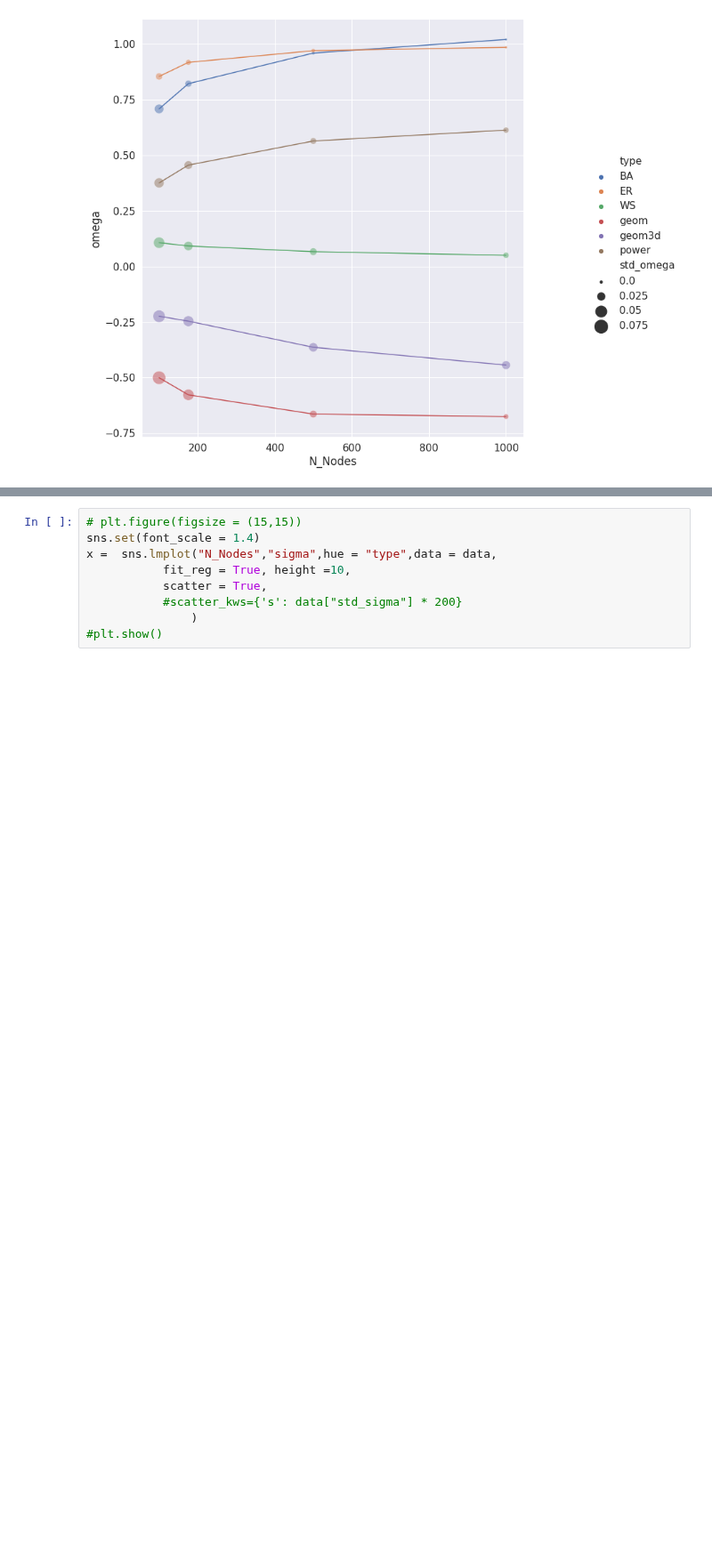
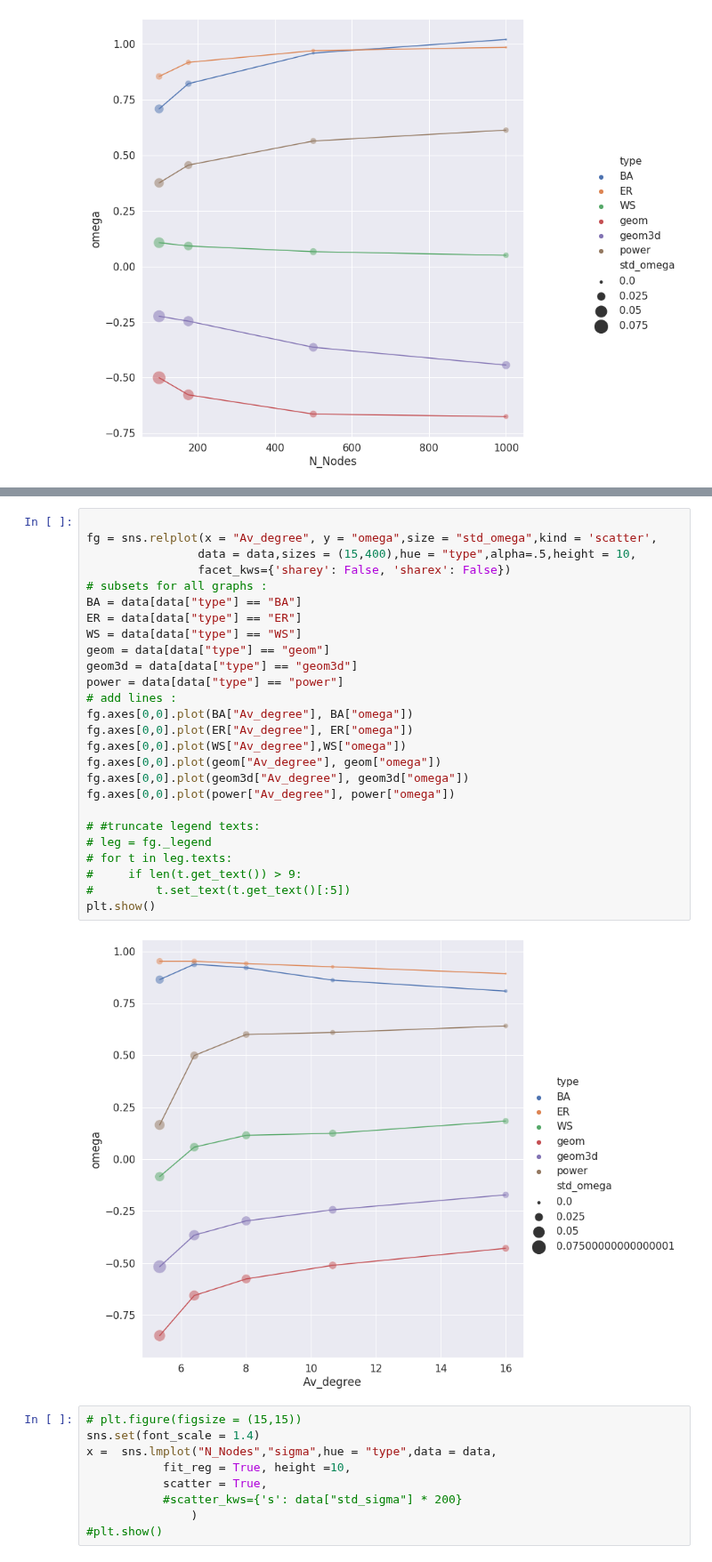
Before and after one commit to lstuurman/FRC_Thesis, a Jupyter notebook: Code/plot_sigma_netsize.ipynb, the cells around one changed output, grey strips where cells are left out. Shown at 89% size. Drawn from its saved outputs; the diff is of its cells as text; blank space fills up the shorter version.

```diff
--- a/Code/plot_sigma_netsize.ipynb
+++ b/Code/plot_sigma_netsize.ipynb
@@ -102,3 +131,31 @@ plt.show()
+# %%
+
+fg = sns.relplot(x = "Av_degree", y = "omega",size = "std_omega",kind = 'scatter',
+                data = data,sizes = (15,400),hue = "type",alpha=.5,height = 10,
+                facet_kws={'sharey': False, 'sharex': False})
+# subsets for all graphs :
+BA = data[data["type"] == "BA"]
+ER = data[data["type"] == "ER"]
+WS = data[data["type"] == "WS"]
+geom = data[data["type"] == "geom"]
+geom3d = data[data["type"] == "geom3d"]
+power = data[data["type"] == "power"]
+# add lines :
+fg.axes[0,0].plot(BA["Av_degree"], BA["omega"])
+fg.axes[0,0].plot(ER["Av_degree"], ER["omega"])
+fg.axes[0,0].plot(WS["Av_degree"],WS["omega"])
+fg.axes[0,0].plot(geom["Av_degree"], geom["omega"])
+fg.axes[0,0].plot(geom3d["Av_degree"], geom3d["omega"])
+fg.axes[0,0].plot(power["Av_degree"], power["omega"])
+
+# #truncate legend texts:
+# leg = fg._legend
+# for t in leg.texts:
+#     if len(t.get_text()) > 9:
+#         t.set_text(t.get_text()[:5])
+plt.show()
+# %% [output]
+[figure, added]
 # %%
 # plt.figure(figsize = (15,15))
 sns.set(font_scale = 1.4)
```
Also changed, not shown: parts of 4 cells of this notebook, 15 other files.
